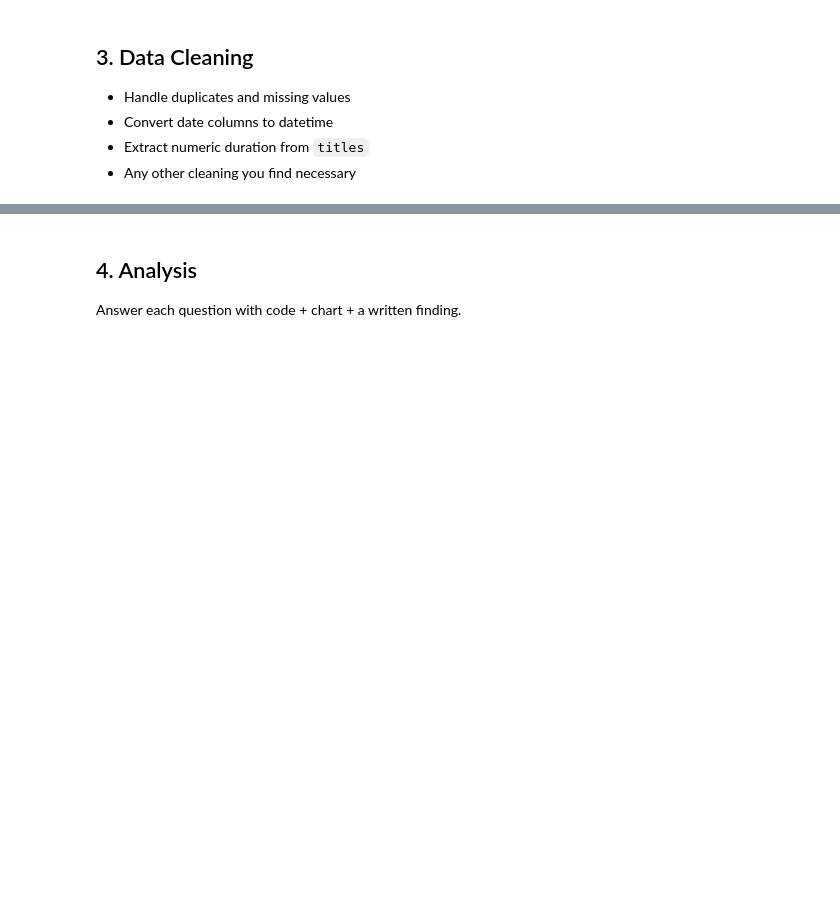
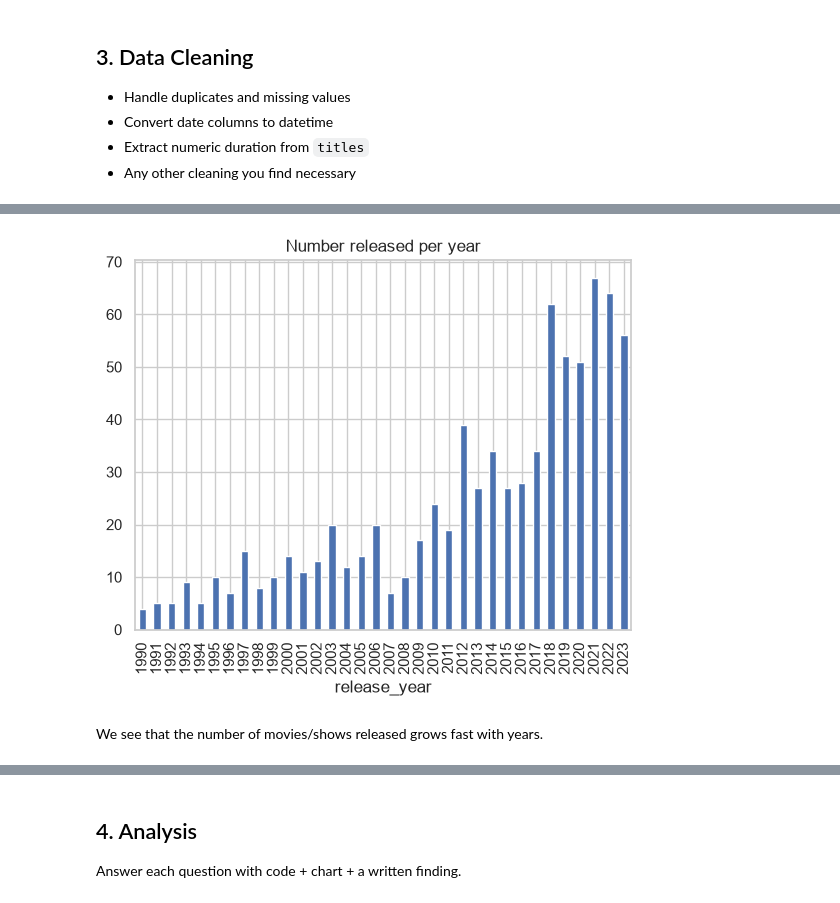
Before and after one commit to sysakm/movie_analytics_da_2026, a Jupyter notebook: starter_notebook.ipynb, the cells around one changed output, grey strips where cells are left out. Drawn from its saved outputs; the diff is of its cells as text; code cells hidden in the pictures; blank space fills up the shorter version.

```diff
--- a/starter_notebook.ipynb
+++ b/starter_notebook.ipynb
@@ -48,0 +76,2 @@ Understand each table's grain, dtypes, and missing values **before** merging any
+# %%
+titles['date_added'] = pd.to_datetime(titles['date_added'])
@@ -48,0 +109,3 @@ Understand each table's grain, dtypes, and missing values **before** merging any
+# %%
+titles = titles.drop_duplicates()
+titles
@@ -48,0 +211,8 @@ Understand each table's grain, dtypes, and missing values **before** merging any
+# %%
+titles['release_year'].value_counts().sort_index().plot(kind='bar')
+plt.title('Number released per year')
+plt.show()
+# %% [output]
+[figure, added]
+# %% [markdown]
+We see that the number of movies/shows released grows fast with years.
```
Also changed, not shown: parts of 121 cells of this notebook.
